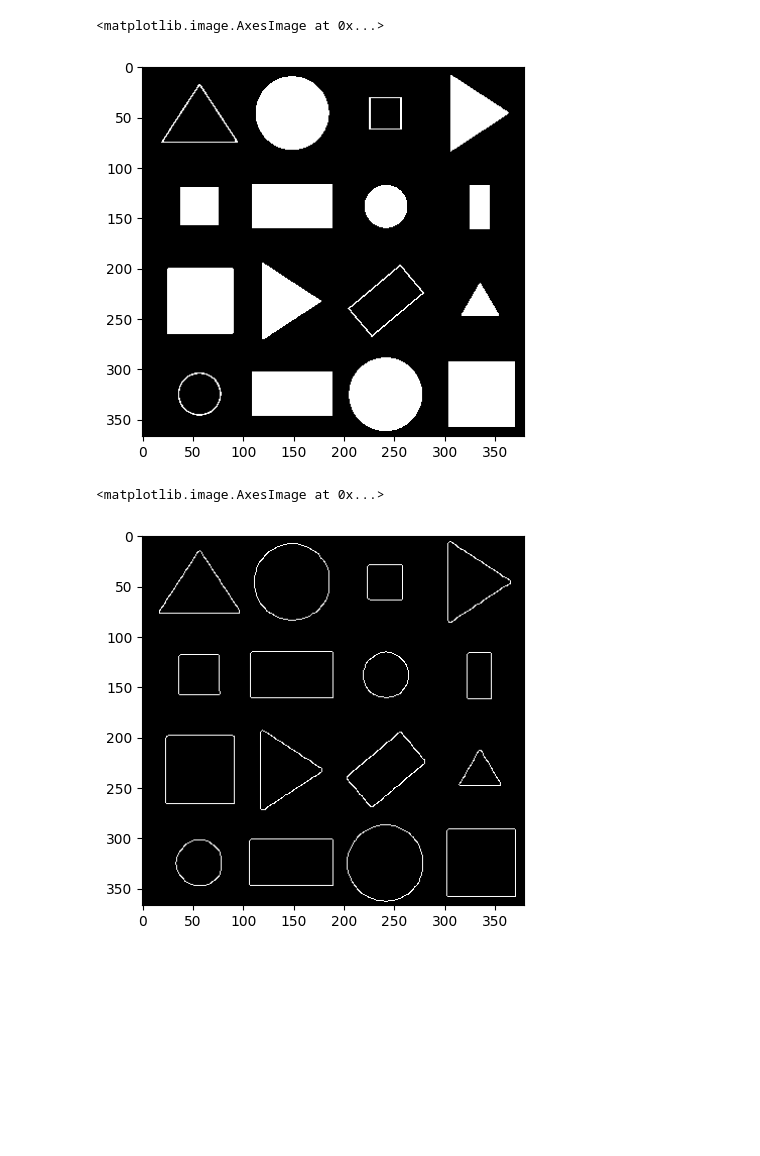
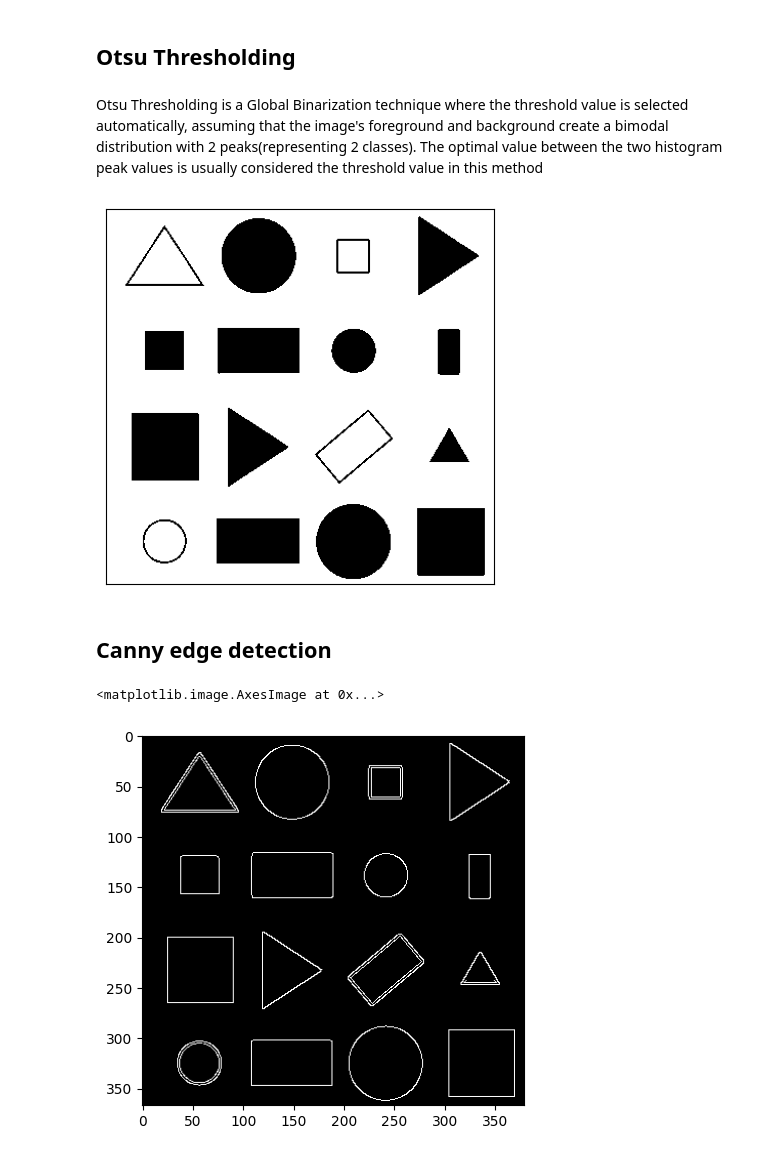
Before and after one commit to nevintoms/dimension-detection, a Jupyter notebook: Dimension_detection.ipynb, the cells around one changed output. Drawn from its saved outputs; the diff is of its cells as text; code cells hidden in the pictures; blank space fills up the shorter version.

```diff
--- a/Dimension_detection.ipynb
+++ b/Dimension_detection.ipynb
@@ -19,6 +13,6 @@ plt.imshow(img)
 # %%
-imgContour = img.copy()
-# img_blur = cv2.GaussianBlur(img, (7,7), 1)
-img_gray = cv2.cvtColor(imgContour, cv2.COLOR_BGR2GRAY)
+img_gray = cv2.cvtColor(img, cv2.COLOR_BGR2GRAY)
 plt.imshow(img_gray, cmap='gray')
+plt.xticks([]), plt.yticks([])
+plt.show()
 # %% [output]
@@ -33,20 +150,26 @@ plt.imshow(gray_inverted, cmap='gray')
+# %% [markdown]
+## Otsu Thresholding
+# %% [markdown]
+Otsu Thresholding is a Global Binarization technique where the threshold value is selected automatically, assuming that the image's foreground and background create a bimodal distribution with 2 peaks(representing 2 classes). The optimal value between the two histogram peak values is usually considered the threshold value in this method
 # %%
-_, binary = cv2.threshold(img_gray, 150, 255, cv2.THRESH_BINARY_INV)
+_, otsu_thresholding = cv2.threshold(img_gray, 0, 255, cv2.THRESH_BINARY+cv2.THRESH_OTSU)
 
-plt.imshow(binary, cmap='gray')
+plt.figure(figsize = (5,5))
+plt.imshow(otsu_thresholding, 'gray')
+plt.xticks([]), plt.yticks([])
+plt.show()
 # %% [output]
-<matplotlib.image.AxesImage at 0x...>
-[figure, old version]
+[figure, new version]
+# %% [markdown]
+## Canny edge detection
 # %%
-# threshold1 = cv2.getTrackerbarPos("Threshold1", "Parameters")
-# threshold2 = cv2.getTrackerbarPos("Threshold2", "Parameters")
-img_Canny = cv2.Canny(binary, 300, 300)
-# kernel = np.ones((5,5))
-# imgDil = cv2.dilate(img_Canny, kernel, iterations=1)
-plt.imshow(img_Canny, cmap='gray')
+img_Canny = cv2.Canny(img_gray, 100, 255)
+kernel = np.ones((5,5))
+imgDil = cv2.dilate(img_Canny, kernel, iterations=1)
+plt.imshow(imgDil, cmap='gray')
 # %% [output]
 <matplotlib.image.AxesImage at 0x...>
-[figure, old version]
+[figure, new version]
 # %%
 def getContours(img, imgContour):
   contours, hierarchy = cv2.findContours(img, cv2.RETR_EXTERNAL, cv2.CHAIN_APPROX_NONE)
```
Also changed, not shown: parts of 22 cells of this notebook.
